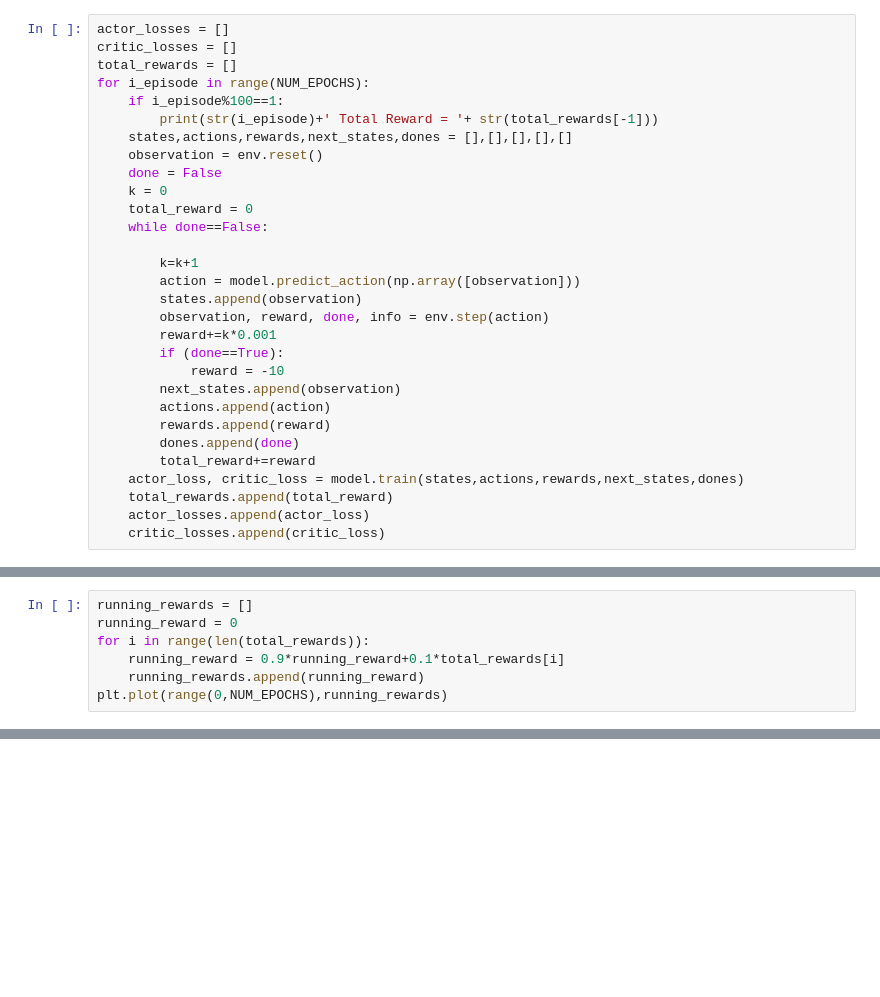
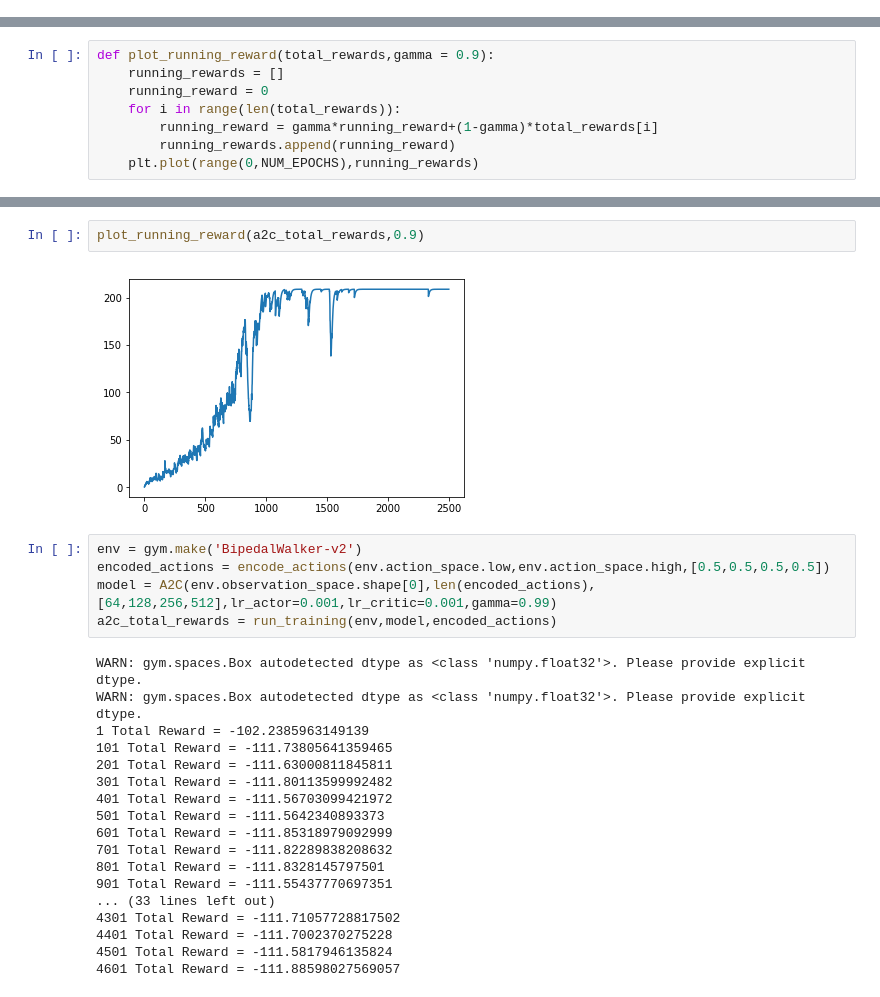
Before and after one commit to Besiat/ReinforcementLearning, a Jupyter notebook: Main.ipynb, the cells around one changed output, grey strips where cells are left out. Drawn from its saved outputs; the diff is of its cells as text; blank space fills up the shorter version.

```diff
--- a/Main.ipynb
+++ b/Main.ipynb
@@ -18,30 +65,0 @@ WARN: gym.spaces.Box autodetected dtype as <class 'numpy.float32'>. Please provi
-# %%
-actor_losses = []
-critic_losses = []
-total_rewards = []
-for i_episode in range(NUM_EPOCHS):
-    if i_episode%100==1:
-        print(str(i_episode)+' Total Reward = '+ str(total_rewards[-1]))
-    states,actions,rewards,next_states,dones = [],[],[],[],[]
-    observation = env.reset()
-    done = False
-    k = 0
-    total_reward = 0
-    while done==False:
-
-        k=k+1
-        action = model.predict_action(np.array([observation]))
-        states.append(observation)
-        observation, reward, done, info = env.step(action)
-        reward+=k*0.001
-        if (done==True):
-            reward = -10
-        next_states.append(observation)
-        actions.append(action)
-        rewards.append(reward)
-        dones.append(done)
-        total_reward+=reward
-    actor_loss, critic_loss = model.train(states,actions,rewards,next_states,dones)
-    total_rewards.append(total_reward)
-    actor_losses.append(actor_loss)
-    critic_losses.append(critic_loss)
@@ -66,7 +66,8 @@ for i_episode in range(NUM_EPOCHS):
 # %%
-running_rewards = []
-running_reward = 0
-for i in range(len(total_rewards)):
-    running_reward = 0.9*running_reward+0.1*total_rewards[i]
-    running_rewards.append(running_reward)
-plt.plot(range(0,NUM_EPOCHS),running_rewards)
+def plot_running_reward(total_rewards,gamma = 0.9):
+    running_rewards = []
+    running_reward = 0
+    for i in range(len(total_rewards)):
+        running_reward = gamma*running_reward+(1-gamma)*total_rewards[i]
+        running_rewards.append(running_reward)
+    plt.plot(range(0,NUM_EPOCHS),running_rewards)
@@ -75,0 +74,27 @@ plt.plot(range(0,NUM_EPOCHS),running_rewards)
+# %%
+plot_running_reward(a2c_total_rewards,0.9)
+# %% [output]
+[figure, added]
+# %%
+env = gym.make('BipedalWalker-v2')
+encoded_actions = encode_actions(env.action_space.low,env.action_space.high,[0.5,0.5,0.5,0.5])
+model = A2C(env.observation_space.shape[0],len(encoded_actions),[64,128,256,512],lr_actor=0.001,lr_critic=0.001,gamma=0.99)
+a2c_total_rewards = run_training(env,model,encoded_actions)
+# %% [output]
+WARN: gym.spaces.Box autodetected dtype as <class 'numpy.float32'>. Please provide explicit dtype.
+WARN: gym.spaces.Box autodetected dtype as <class 'numpy.float32'>. Please provide explicit dtype.
+1 Total Reward = -102.2385963149139
+101 Total Reward = -111.73805641359465
+201 Total Reward = -111.63000811845811
+301 Total Reward = -111.80113599992482
+401 Total Reward = -111.56703099421972
+501 Total Reward = -111.5642340893373
+601 Total Reward = -111.85318979092999
+701 Total Reward = -111.82289838208632
+801 Total Reward = -111.8328145797501
+901 Total Reward = -111.55437770697351
+... (33 lines left out)
+4301 Total Reward = -111.71057728817502
+4401 Total Reward = -111.7002370275228
+4501 Total Reward = -111.5817946135824
+4601 Total Reward = -111.88598027569057
```
Also changed, not shown: parts of 7 cells of this notebook, 2 other files.
